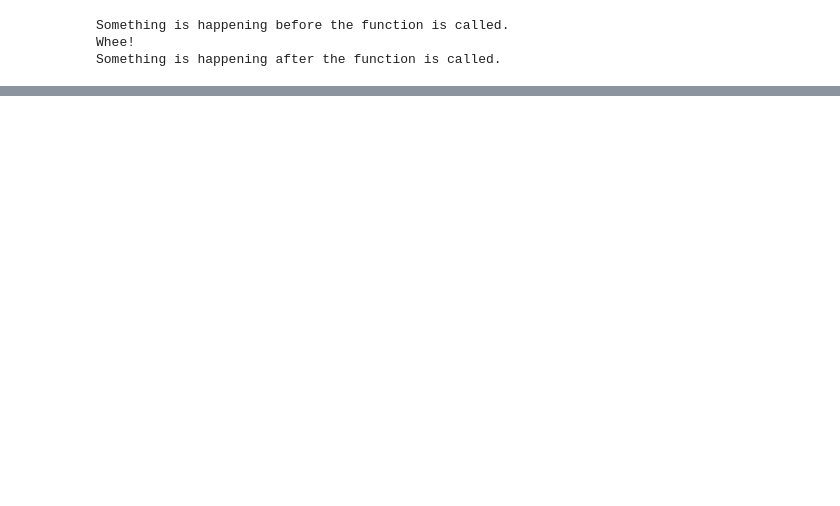
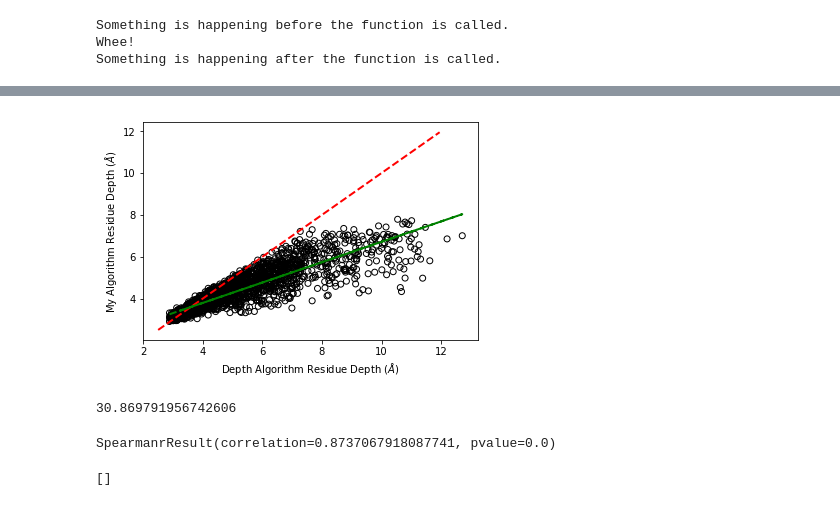
Before and after one commit to msinno01/ResidueDepth, a Jupyter notebook: water_box.ipynb, the cells around one changed output, grey strips where cells are left out. Saved outputs shown, nothing was run; the diff lists cells and outputs as text; code cells hidden in the pictures; blank space fills up the shorter version.

```diff
--- a/water_box.ipynb
+++ b/water_box.ipynb
@@ -609,0 +684,3 @@ SpearmanrResult(correlation=0.8890856208364625, pvalue=0.0)
+# %%
+start_tot = time.time()
+runs = [run_iteration() for i in range(0,20)]
@@ -609,0 +705,55 @@ SpearmanrResult(correlation=0.8890856208364625, pvalue=0.0)
+# %%
+d_mean = {}
+
+for k in runs[0].keys():
+    for k1 in runs[0][k]:
+        atom = []
+        for r in runs:
+            atom.append(r[k][k1])
+        mean_atom = np.mean(atom)
+
+        if k not in d_mean.keys():
+            d_mean[k] = {k1:mean_atom}
+        else:
+            d_mean[k][k1] = mean_atom
+# %%
+gt_list = []
+my_list = []
+
+line = np.arange(2.5,12,0.05)
+
+for k in gt:
+    for k2 in gt[k]:
+#         plt.scatter(gt[k][k2],d_mean[k][k2],facecolor='none',edgecolor='k')
+        gt_list.append(gt[k][k2])
+        my_list.append(d_mean[k][k2])
+plt.scatter(gt_list,my_list,facecolor='none',edgecolor='k')
+# for k2 in gt['A:36']:
+#     plt.scatter(gt['A:36'][k2],dists['A:36'][k2],facecolor='none',edgecolor='r')
+
+plt.plot(line,line,color='r',linestyle='--',linewidth=2)
+
+coef = np.polyfit(gt_list,my_list,1)
+# print(coef)
+poly1d_fn = np.poly1d(coef)
+
+plt.plot(gt_list, poly1d_fn(gt_list), linestyle='--',color='g',linewidth=2)
+
+plt.xlabel(r"Depth Algorithm Residue Depth ($\AA$)")
+plt.ylabel(r"My Algorithm Residue Depth ($\AA$)")
+plt.show()
+# %% [output]
+[figure, added]
+# %%
+run_length = ((1893.7087302207947 - 139.61013293266296) + (57.46991014480591 + 40.61900997161865))/60
+run_length
+# %% [output]
+30.869791956742606
+# %%
+sts.spearmanr(gt_list,my_list)
+# %% [output]
+SpearmanrResult(correlation=0.8737067918087741, pvalue=0.0)
+# %%
+solv.water_no_clash
+# %% [output]
+[]
```
Also changed, not shown: parts of 22 cells of this notebook, 5 other files.
